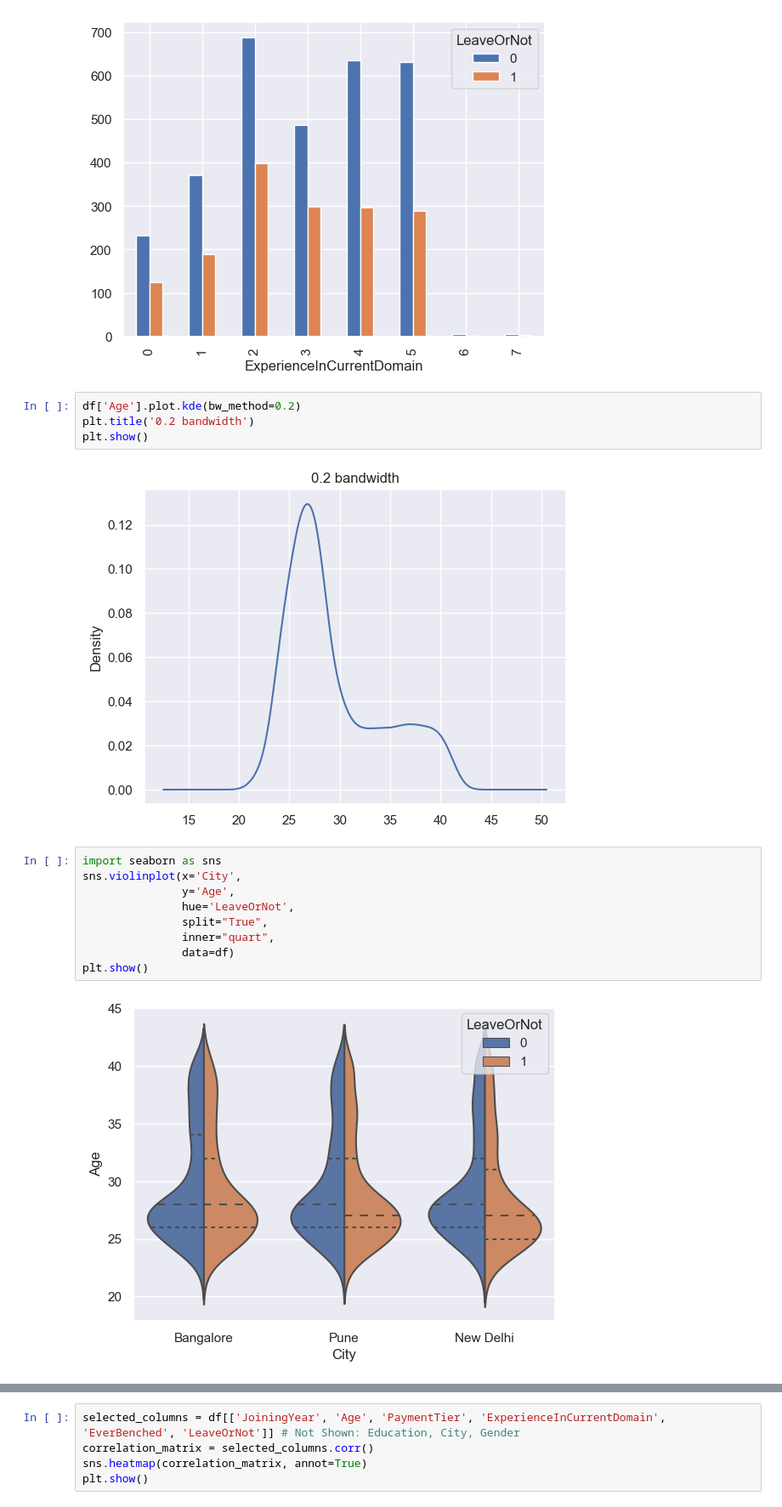
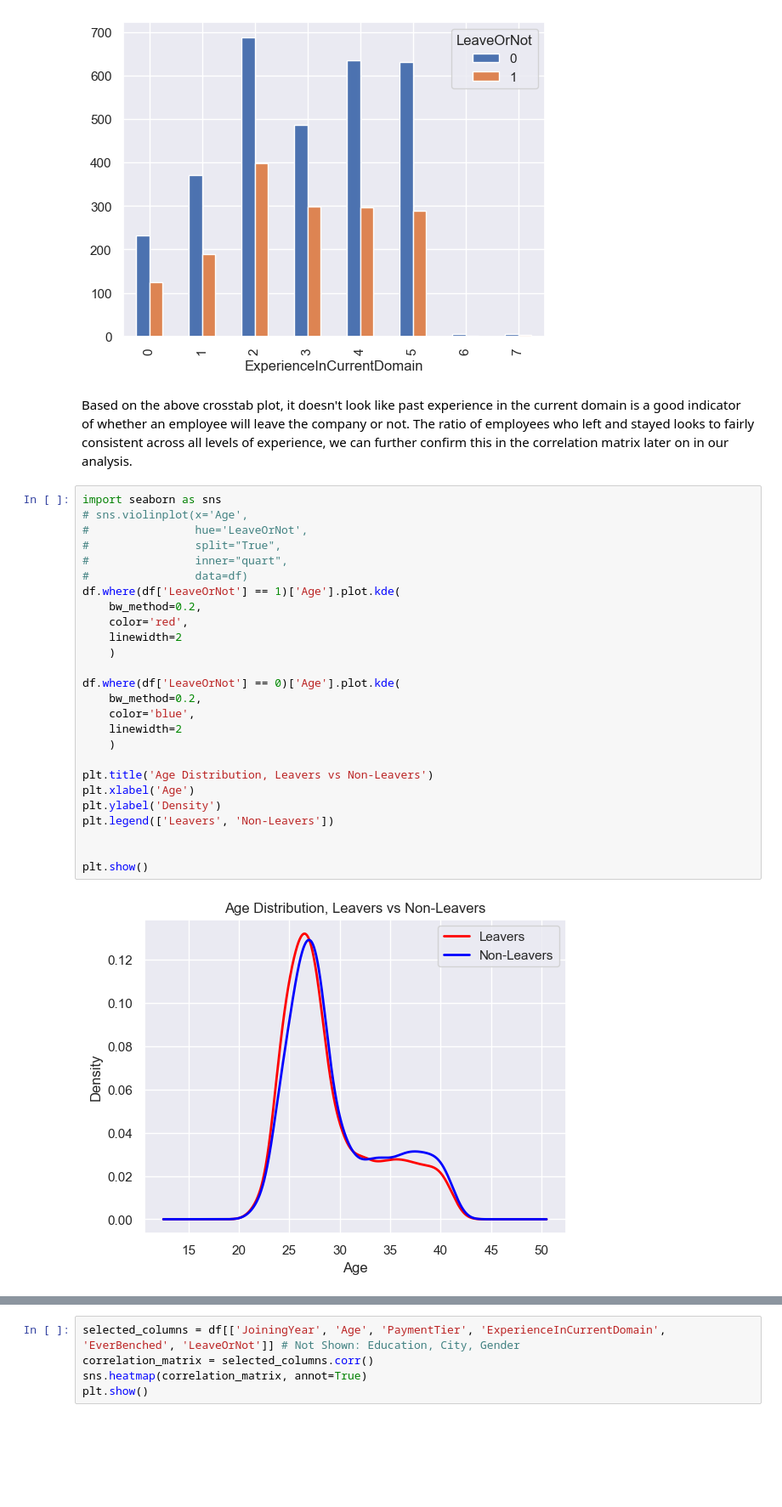
Before and after one commit to QuinnMatthews/MLinPyNotebooks, a Jupyter notebook: LabOne.ipynb, the cells around one changed output, grey strips where cells are left out. Shown at 85% size. Cells and saved outputs as stored; diff of their text form; blank space fills up the shorter version.

```diff
--- a/LabOne.ipynb
+++ b/LabOne.ipynb
@@ -116,20 +160,33 @@ crosstab = pd.crosstab(df['ExperienceInCurrentDomain'], df['LeaveOrNot'])
 barplot = crosstab.plot.bar()
 # %% [output]
 [figure]
-# %%
-df['Age'].plot.kde(bw_method=0.2)
-plt.title('0.2 bandwidth')
-plt.show()
-# %% [output]
-[figure, removed]
-# %%
-import seaborn as sns
-sns.violinplot(x='City',
-               y='Age',
-               hue='LeaveOrNot',
-               split="True",
-               inner="quart",
-               data=df)
-plt.show()
-# %% [output]
-[figure, removed]
+# %% [markdown]
+Based on the above crosstab plot, it doesn't look like past experience in the current domain is a good indicator of whether an employee will leave the company or not. The ratio of employees who left and stayed looks to fairly consistent across all levels of experience, we can further confirm this in the correlation matrix later on in our analysis.
+# %%
+import seaborn as sns
+# sns.violinplot(x='Age',
+#                hue='LeaveOrNot',
+#                split="True",
+#                inner="quart",
+#                data=df)
+df.where(df['LeaveOrNot'] == 1)['Age'].plot.kde(
+    bw_method=0.2,
+    color='red',
+    linewidth=2
+    )
+
+df.where(df['LeaveOrNot'] == 0)['Age'].plot.kde(
+    bw_method=0.2,
+    color='blue',
+    linewidth=2
+    )
+
+plt.title('Age Distribution, Leavers vs Non-Leavers')
+plt.xlabel('Age')
+plt.ylabel('Density')
+plt.legend(['Leavers', 'Non-Leavers'])
+
+
+plt.show()
+# %% [output]
+[figure, added]
```
Also changed, not shown: parts of 26 cells of this notebook.
